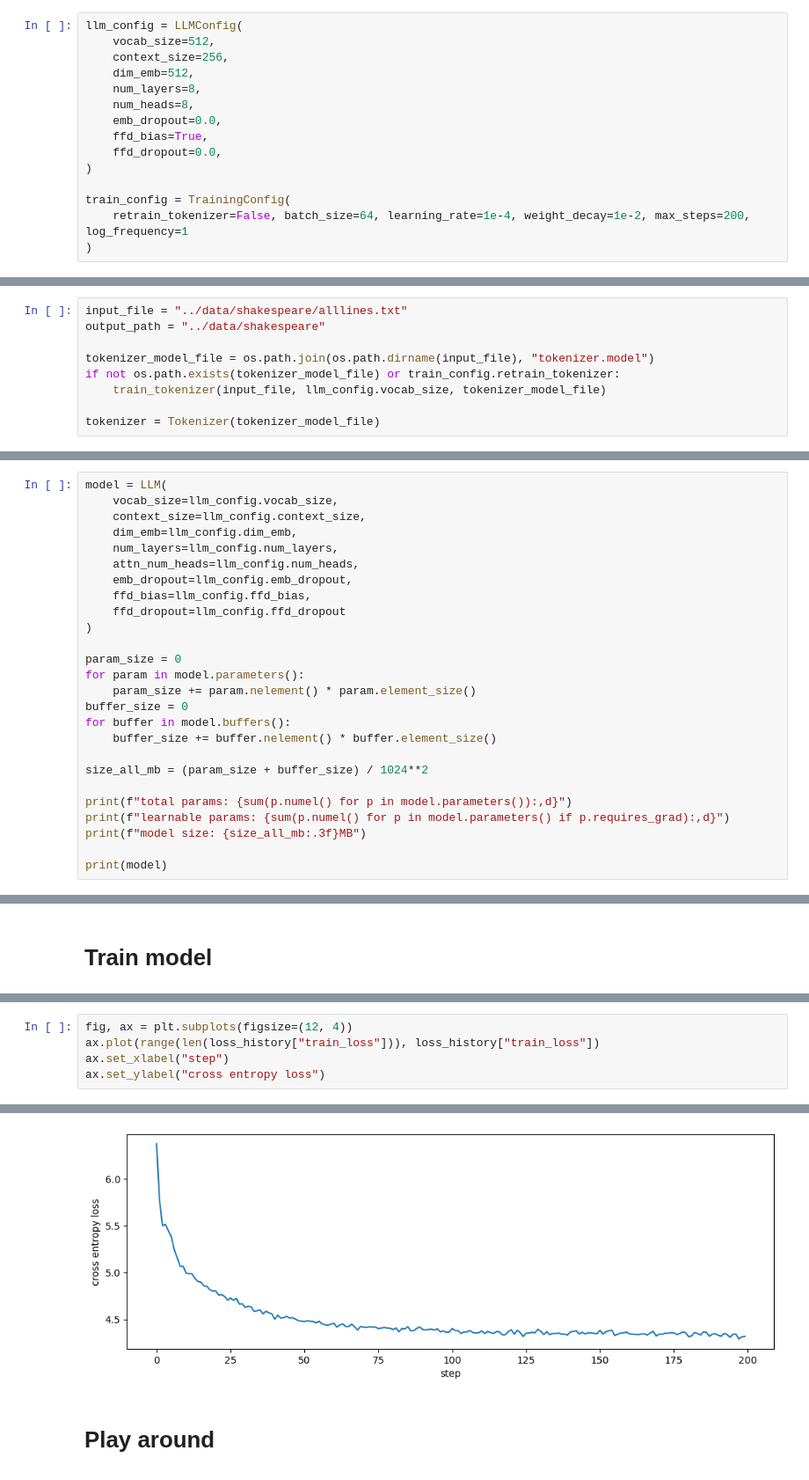
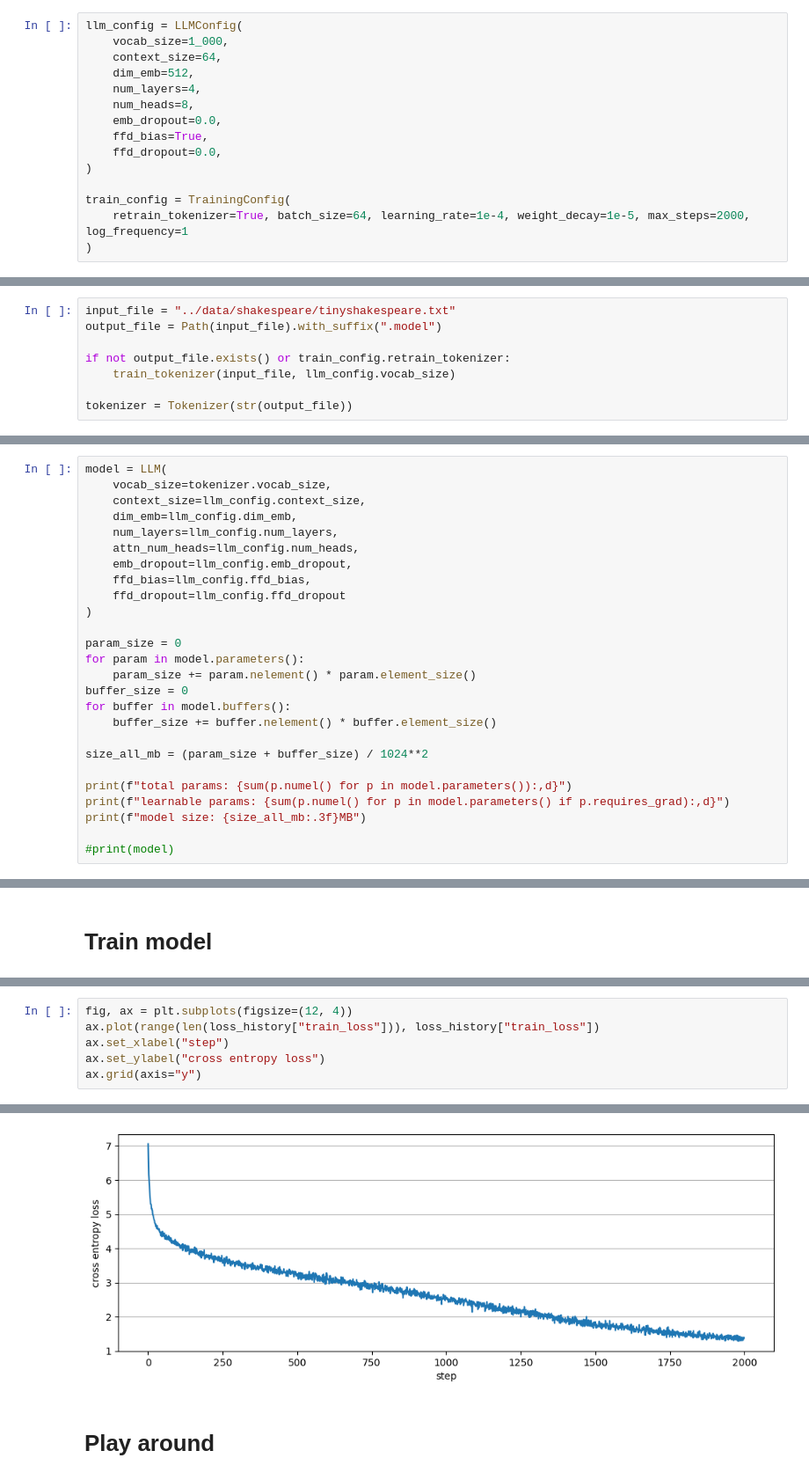
Before and after one commit to clabrugere/scratch-llm, a Jupyter notebook: example/shakespeare.ipynb, the cells around one changed output, grey strips where cells are left out. Shown: that part at 88% size. Drawn from its saved outputs; the diff is of its cells as text.

```diff
--- a/example/shakespeare.ipynb
+++ b/example/shakespeare.ipynb
@@ -25,10 +22,10 @@ from helpers.config import LLMConfig, TrainingConfig
 # Set config
 # %%
 llm_config = LLMConfig(
-    vocab_size=512,
-    context_size=256,
+    vocab_size=1_000,
+    context_size=64,
     dim_emb=512,
-    num_layers=8,
+    num_layers=4,
     num_heads=8,
     emb_dropout=0.0,
     ffd_bias=True,
@@ -36,16 +33,15 @@ llm_config = LLMConfig(
 )
 
 train_config = TrainingConfig(
-    retrain_tokenizer=False, batch_size=64, learning_rate=1e-4, weight_decay=1e-2, max_steps=200, log_frequency=1
+    retrain_tokenizer=True, batch_size=64, learning_rate=1e-4, weight_decay=1e-5, max_steps=2000, log_frequency=1
 )
 # %% [markdown]
 # Prepare tokenizer and dataset
 # %%
-input_file = "../data/shakespeare/alllines.txt"
-output_path = "../data/shakespeare"
+input_file = "../data/shakespeare/tinyshakespeare.txt"
+output_file = Path(input_file).with_suffix(".model")
 
-tokenizer_model_file = os.path.join(os.path.dirname(input_file), "tokenizer.model")
-if not os.path.exists(tokenizer_model_file) or train_config.retrain_tokenizer:
-    train_tokenizer(input_file, llm_config.vocab_size, tokenizer_model_file)
+if not output_file.exists() or train_config.retrain_tokenizer:
+    train_tokenizer(input_file, llm_config.vocab_size)
 
-tokenizer = Tokenizer(tokenizer_model_file)
+tokenizer = Tokenizer(str(output_file))
@@ -83,7 +83,7 @@ ds_train.get_batch(batch_size=1)
 # Define model
 # %%
 model = LLM(
-    vocab_size=llm_config.vocab_size,
+    vocab_size=tokenizer.vocab_size,
     context_size=llm_config.context_size,
     dim_emb=llm_config.dim_emb,
     num_layers=llm_config.num_layers,
@@ -106,5 +106,5 @@ print(f"total params: {sum(p.numel() for p in model.parameters()):,d}")
 print(f"learnable params: {sum(p.numel() for p in model.parameters() if p.requires_grad):,d}")
 print(f"model size: {size_all_mb:.3f}MB")
 
-print(model)
+#print(model)
 # %% [output]
@@ -144,4 +130,5 @@ fig, ax = plt.subplots(figsize=(12, 4))
 ax.plot(range(len(loss_history["train_loss"])), loss_history["train_loss"])
 ax.set_xlabel("step")
 ax.set_ylabel("cross entropy loss")
+ax.grid(axis="y")
 # %% [output]
@@ -149,4 +135,4 @@ Text(0, 0.5, 'cross entropy loss')
-[figure, old version]
+[figure, new version]
 # %% [markdown]
 # Play around
 # %%
```
Also changed, not shown: parts of 10 cells of this notebook, 5 other files.
